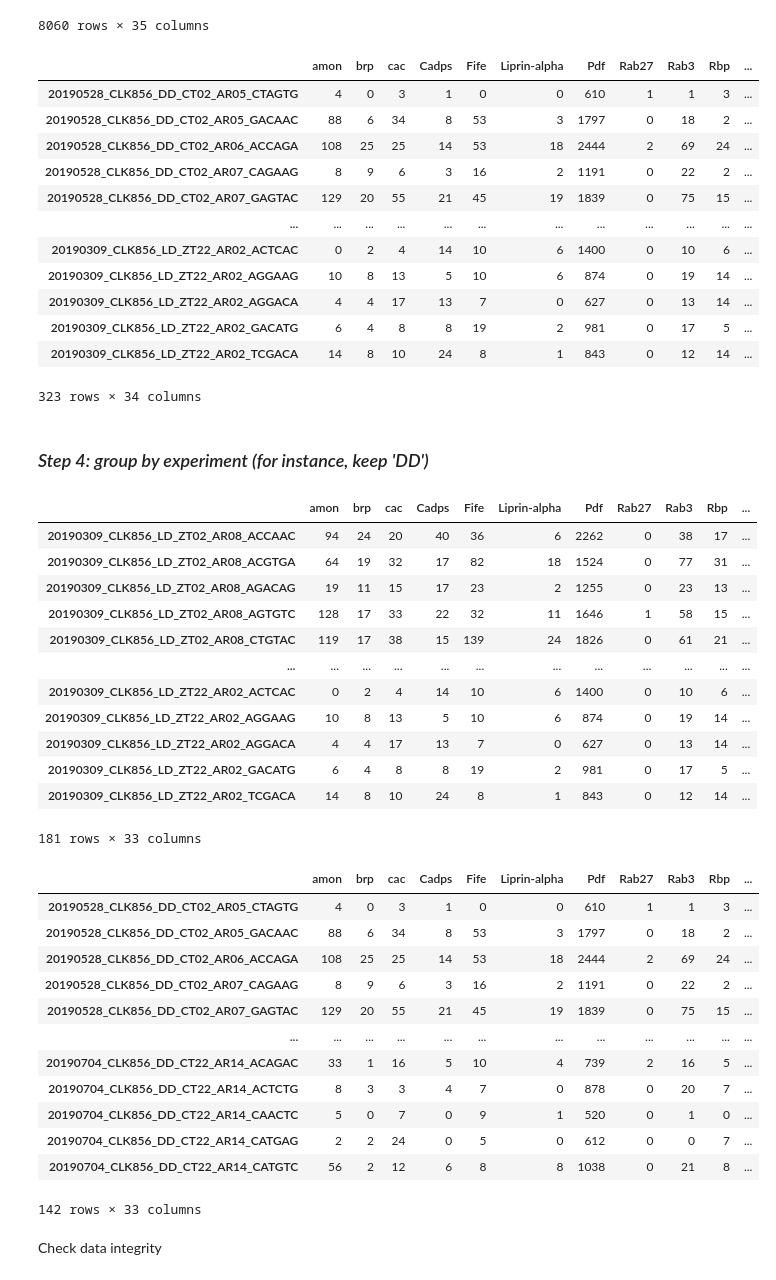
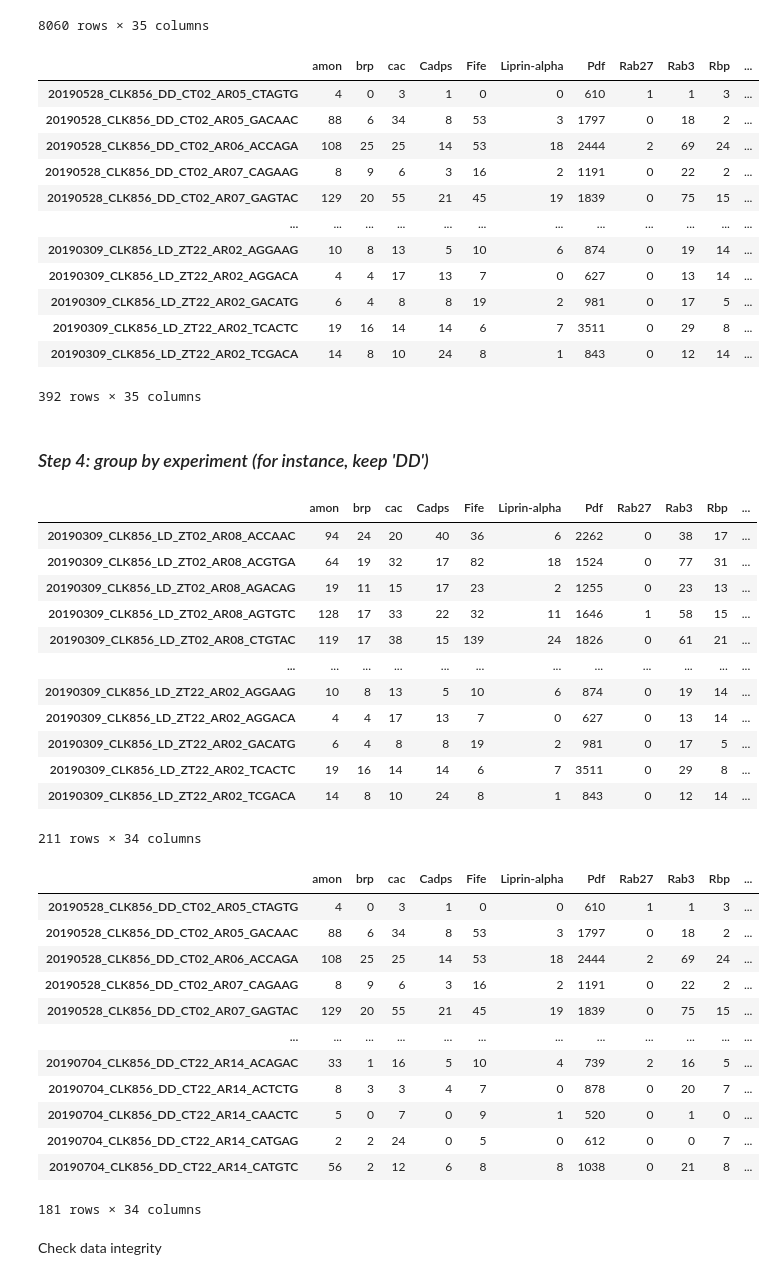
Before and after one commit to gonzagrau/circadian-drosophilia-viewer, a Jupyter notebook: groupby_time.ipynb, the cells around one changed output. Drawn from its saved outputs; the diff is of its cells as text; code cells hidden in the pictures.

```diff
--- a/groupby_time.ipynb
+++ b/groupby_time.ipynb
@@ -155,28 +155,28 @@ genexp_clusters_df
 | 20190309_CLK856_LD_ZT22_AR02_TGTCTG | 24 | 22 | 14 | 39 | 22 | 8 | 66 | 0 | 19 | 28 | ... |
 8060 rows × 35 columns
 # %%
-s_LNv_df = genexp_clusters_df[genexp_clusters_df['Idents'] == '2:s_LNv']\
-                             .drop('Idents', axis='columns')
-s_LNv_df
+LNv_df = genexp_clusters_df[(genexp_clusters_df['Idents'] == '2:s_LNv') \
+                            | (genexp_clusters_df['Idents'] == '25:l_LNv')]
+LNv_df
 # %% [output]
 |  | amon | brp | cac | Cadps | Fife | Liprin-alpha | Pdf | Rab27 | Rab3 | Rbp | ... |
 | 20190528_CLK856_DD_CT02_AR05_CTAGTG | 4 | 0 | 3 | 1 | 0 | 0 | 610 | 1 | 1 | 3 | ... |
 | 20190528_CLK856_DD_CT02_AR05_GACAAC | 88 | 6 | 34 | 8 | 53 | 3 | 1797 | 0 | 18 | 2 | ... |
 | 20190528_CLK856_DD_CT02_AR06_ACCAGA | 108 | 25 | 25 | 14 | 53 | 18 | 2444 | 2 | 69 | 24 | ... |
 | 20190528_CLK856_DD_CT02_AR07_CAGAAG | 8 | 9 | 6 | 3 | 16 | 2 | 1191 | 0 | 22 | 2 | ... |
 | 20190528_CLK856_DD_CT02_AR07_GAGTAC | 129 | 20 | 55 | 21 | 45 | 19 | 1839 | 0 | 75 | 15 | ... |
 | ... | ... | ... | ... | ... | ... | ... | ... | ... | ... | ... | ... |
-| 20190309_CLK856_LD_ZT22_AR02_ACTCAC | 0 | 2 | 4 | 14 | 10 | 6 | 1400 | 0 | 10 | 6 | ... |
 | 20190309_CLK856_LD_ZT22_AR02_AGGAAG | 10 | 8 | 13 | 5 | 10 | 6 | 874 | 0 | 19 | 14 | ... |
 | 20190309_CLK856_LD_ZT22_AR02_AGGACA | 4 | 4 | 17 | 13 | 7 | 0 | 627 | 0 | 13 | 14 | ... |
 | 20190309_CLK856_LD_ZT22_AR02_GACATG | 6 | 4 | 8 | 8 | 19 | 2 | 981 | 0 | 17 | 5 | ... |
+| 20190309_CLK856_LD_ZT22_AR02_TCACTC | 19 | 16 | 14 | 14 | 6 | 7 | 3511 | 0 | 29 | 8 | ... |
 | 20190309_CLK856_LD_ZT22_AR02_TCGACA | 14 | 8 | 10 | 24 | 8 | 1 | 843 | 0 | 12 | 14 | ... |
-323 rows × 34 columns
+392 rows × 35 columns
 # %% [markdown]
 ### *Step 4: group by experiment (for instance, keep 'DD')*
 # %%
-s_LNv_LD = s_LNv_df[s_LNv_df['experiment'] == 'LD'].drop('experiment', axis='columns')
-s_LNv_LD
+LNv_LD = LNv_df[LNv_df['experiment'] == 'LD'].drop('experiment', axis='columns')
+LNv_LD
 # %% [output]
 |  | amon | brp | cac | Cadps | Fife | Liprin-alpha | Pdf | Rab27 | Rab3 | Rbp | ... |
 | 20190309_CLK856_LD_ZT02_AR08_ACCAAC | 94 | 24 | 20 | 40 | 36 | 6 | 2262 | 0 | 38 | 17 | ... |
@@ -185,15 +185,15 @@ s_LNv_LD
 | 20190309_CLK856_LD_ZT02_AR08_AGTGTC | 128 | 17 | 33 | 22 | 32 | 11 | 1646 | 1 | 58 | 15 | ... |
 | 20190309_CLK856_LD_ZT02_AR08_CTGTAC | 119 | 17 | 38 | 15 | 139 | 24 | 1826 | 0 | 61 | 21 | ... |
 | ... | ... | ... | ... | ... | ... | ... | ... | ... | ... | ... | ... |
-| 20190309_CLK856_LD_ZT22_AR02_ACTCAC | 0 | 2 | 4 | 14 | 10 | 6 | 1400 | 0 | 10 | 6 | ... |
 | 20190309_CLK856_LD_ZT22_AR02_AGGAAG | 10 | 8 | 13 | 5 | 10 | 6 | 874 | 0 | 19 | 14 | ... |
 | 20190309_CLK856_LD_ZT22_AR02_AGGACA | 4 | 4 | 17 | 13 | 7 | 0 | 627 | 0 | 13 | 14 | ... |
 | 20190309_CLK856_LD_ZT22_AR02_GACATG | 6 | 4 | 8 | 8 | 19 | 2 | 981 | 0 | 17 | 5 | ... |
+| 20190309_CLK856_LD_ZT22_AR02_TCACTC | 19 | 16 | 14 | 14 | 6 | 7 | 3511 | 0 | 29 | 8 | ... |
 | 20190309_CLK856_LD_ZT22_AR02_TCGACA | 14 | 8 | 10 | 24 | 8 | 1 | 843 | 0 | 12 | 14 | ... |
-181 rows × 33 columns
+211 rows × 34 columns
 # %%
-s_LNv_DD = s_LNv_df[s_LNv_df['experiment'] == 'DD'].drop('experiment', axis='columns')
-s_LNv_DD
+LNv_DD = LNv_df[LNv_df['experiment'] == 'DD'].drop('experiment', axis='columns')
+LNv_DD
 # %% [output]
 |  | amon | brp | cac | Cadps | Fife | Liprin-alpha | Pdf | Rab27 | Rab3 | Rbp | ... |
 | 20190528_CLK856_DD_CT02_AR05_CTAGTG | 4 | 0 | 3 | 1 | 0 | 0 | 610 | 1 | 1 | 3 | ... |
@@ -207,7 +207,7 @@ s_LNv_DD
 | 20190704_CLK856_DD_CT22_AR14_CAACTC | 5 | 0 | 7 | 0 | 9 | 1 | 520 | 0 | 1 | 0 | ... |
 | 20190704_CLK856_DD_CT22_AR14_CATGAG | 2 | 2 | 24 | 0 | 5 | 0 | 612 | 0 | 0 | 7 | ... |
 | 20190704_CLK856_DD_CT22_AR14_CATGTC | 56 | 2 | 12 | 6 | 8 | 8 | 1038 | 0 | 21 | 8 | ... |
-142 rows × 33 columns
+181 rows × 34 columns
 # %% [markdown]
 Check data integrity
 # %%
```
Also changed, not shown: parts of 2 cells of this notebook, 3 other files.
